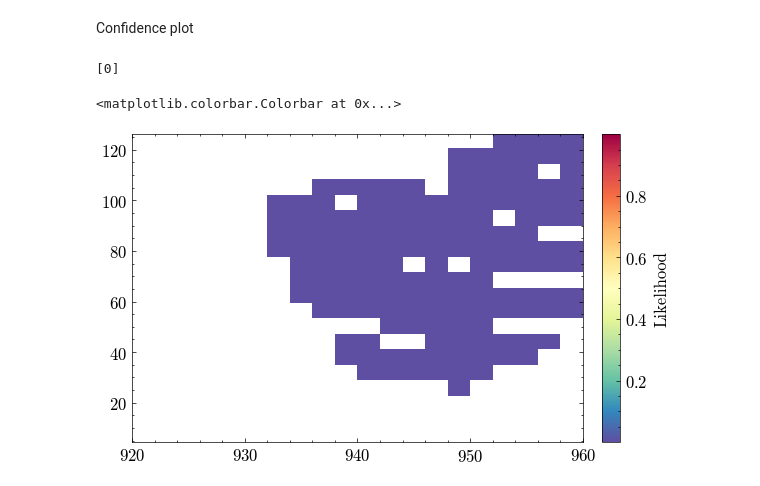
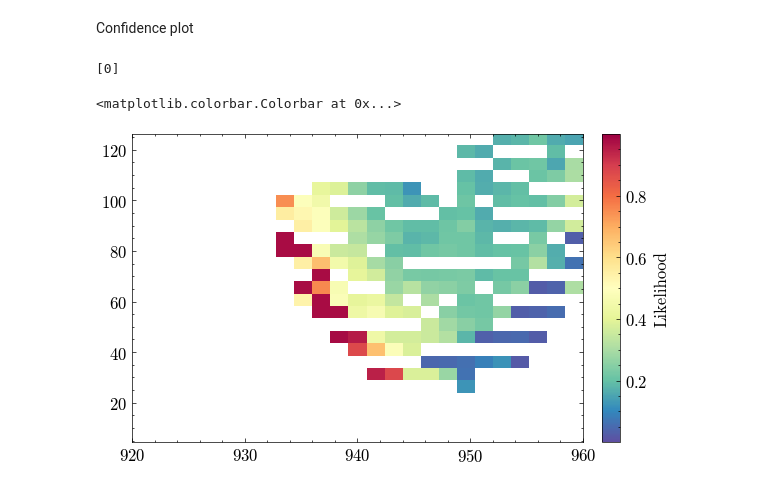
Before and after one commit to phbecimperial/Supervised-clustering-phase-pBEC, a Jupyter notebook: MultiMode Analysis/Phase_diagram_notebook.ipynb, the cells around one changed output. Saved outputs shown, nothing was run; the diff lists cells and outputs as text; code cells hidden in the pictures.

```diff
--- a/MultiMode Analysis/Phase_diagram_notebook.ipynb
+++ b/MultiMode Analysis/Phase_diagram_notebook.ipynb
@@ -222,8 +222,9 @@ Make Predictions
 # %%
 model_root = r'C:\Users\Pouis\Documents\Uni Shit\Masters\PhaseGit\Supervised-clustering-phase-pBEC\MultiMode Analysis\Models\020824_multi_'
 # save_path = ''
-feat_vectors = Meta_classifier.predeict_images_CNN(data['file'][stim_mask], root = model_root, phases = 1, sigm=[0.01,0.1])
-outputs, preds = Meta_classifier.predict_full_output(data['file'][stim_mask], root = model_root, phases = 1, sigm= [0.01,0.1])
+# %matplotlib qt
+feat_vectors = Meta_classifier.predeict_images_CNN(data['file'][stim_mask], root = model_root, phases = 1, sigm=[0.1,0.1])
+outputs, preds = Meta_classifier.predict_full_output(data['file'][stim_mask], root = model_root, phases = 1, sigm= [0.1,0.1])
 
 cnn_outs = {
     'feature_vectors': feat_vectors,
@@ -238,25 +239,25 @@ Confidence plot
 # %%
 #Scale for all colorbars
 vs = [np.min(cnn_outs['outputs']),np.max(cnn_outs['outputs'])]
 
 
 fig, axes, gs = power_length_analysis.grid_plot(
     nplots = 1, ncols= 1, nrows=1,
     wspace = 0.5, hspace = 0.5)
 
 for i in range(cnn_outs['outputs'].shape[1]):
     mode_conf = cnn_outs['outputs'][:,i,0]
     _,_, plot, stat = power_length_analysis.plot_2d_stat_hist(data['pca_length'][stim_mask],
                                             data['power'][stim_mask],
                                             mode_conf, [920,960],
-                                            [min(data['power']), max(data['power'])], bins = 20, cmap='Spectral_r',
+                                            [min(data['power']), max(data['power'])], bins = 25, cmap='Spectral_r',
                                             fig = fig, ax = axes[i], vs = vs, ret_stat=True)
 
 print(min(preds))
 
 cbax = plt.subplot(gs[1])
 plt.colorbar(plot, cbax,cmap = 'Spectral_r', label = 'Likelihood',)
 # %% [output]
 [0]
 <matplotlib.colorbar.Colorbar at 0x...>
-[figure, old version]
+[figure, new version]
```
Also changed, not shown: 8 other files.
